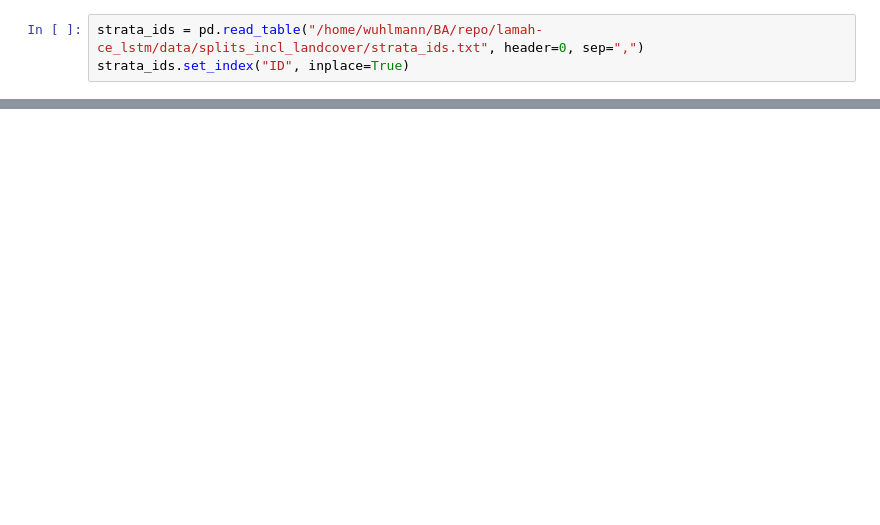
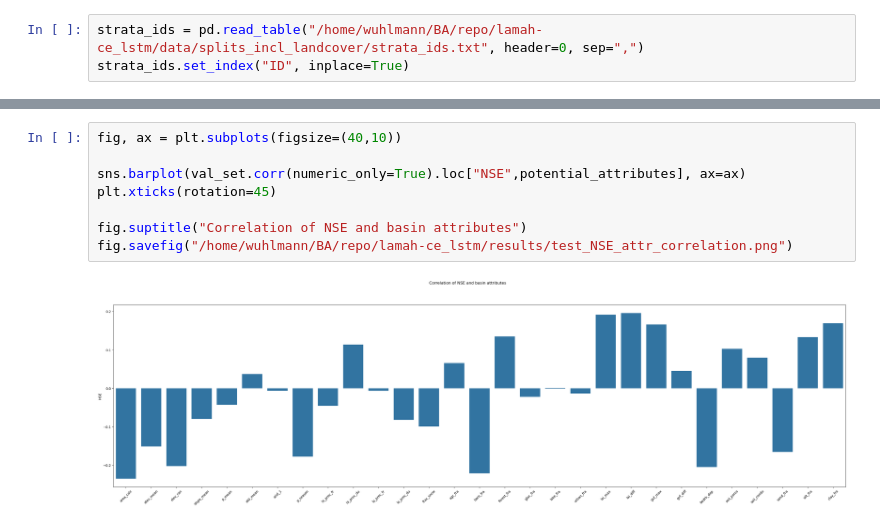
Before and after one commit to tripleUU-U/lamah-ce_lstm, a Jupyter notebook: analysis/evaluation/evaluation.ipynb, the cells around one changed output, grey strips where cells are left out. Drawn from its saved outputs; the diff is of its cells as text; blank space fills up the shorter version.

```diff
--- a/analysis/evaluation/evaluation.ipynb
+++ b/analysis/evaluation/evaluation.ipynb
@@ -66,0 +126,10 @@ lamah_gdf[(lamah_gdf.NSE > 0) & (lamah_gdf.period == "test")].plot(column="NSE",
+# %%
+fig, ax = plt.subplots(figsize=(40,10))
+
+sns.barplot(val_set.corr(numeric_only=True).loc["NSE",potential_attributes], ax=ax)
+plt.xticks(rotation=45)
+
+fig.suptitle("Correlation of NSE and basin attributes")
+fig.savefig("/home/wuhlmann/BA/repo/lamah-ce_lstm/results/test_NSE_attr_correlation.png")
+# %% [output]
+[figure, added]
```
Also changed, not shown: parts of 19 cells of this notebook, 26 other files.
